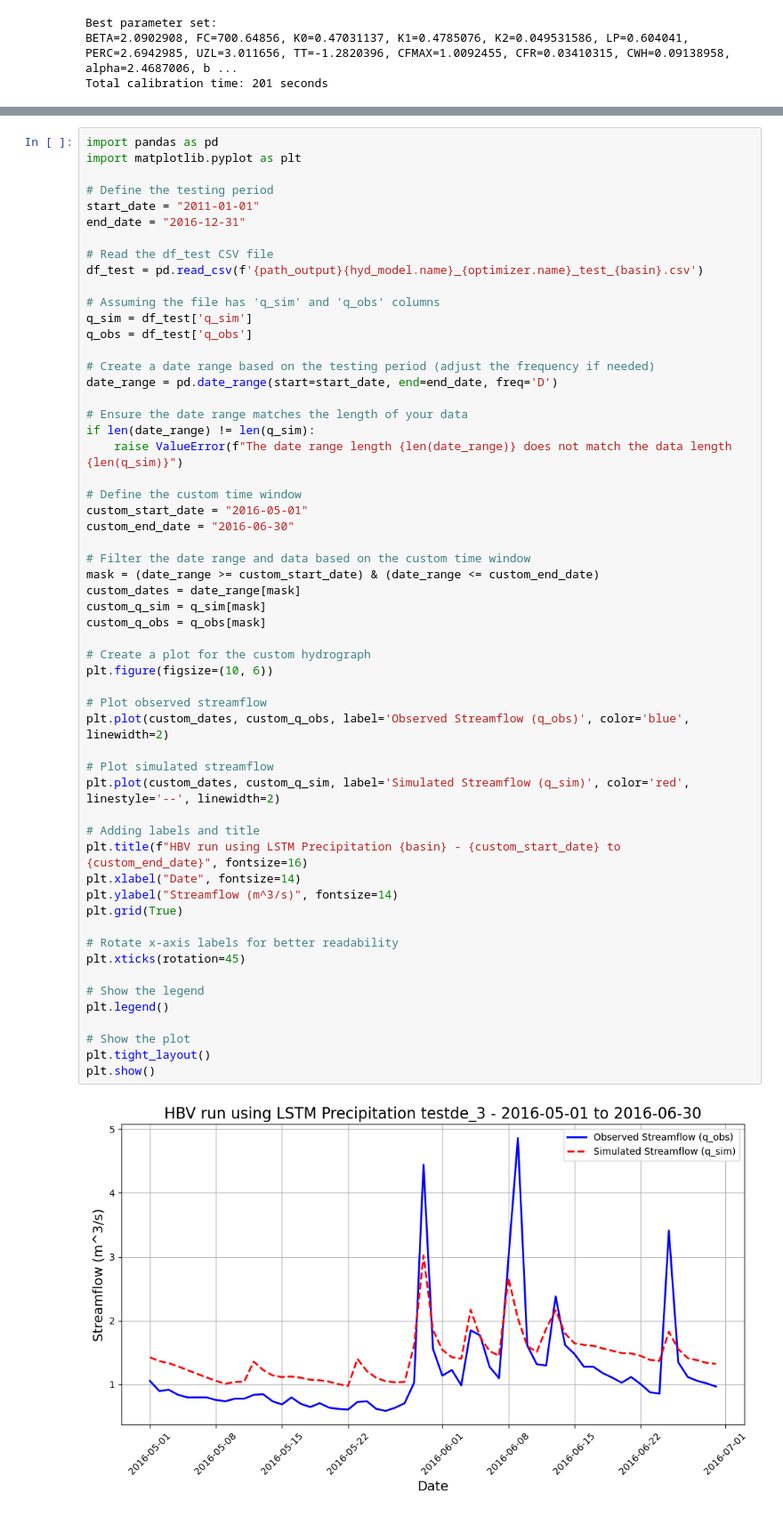
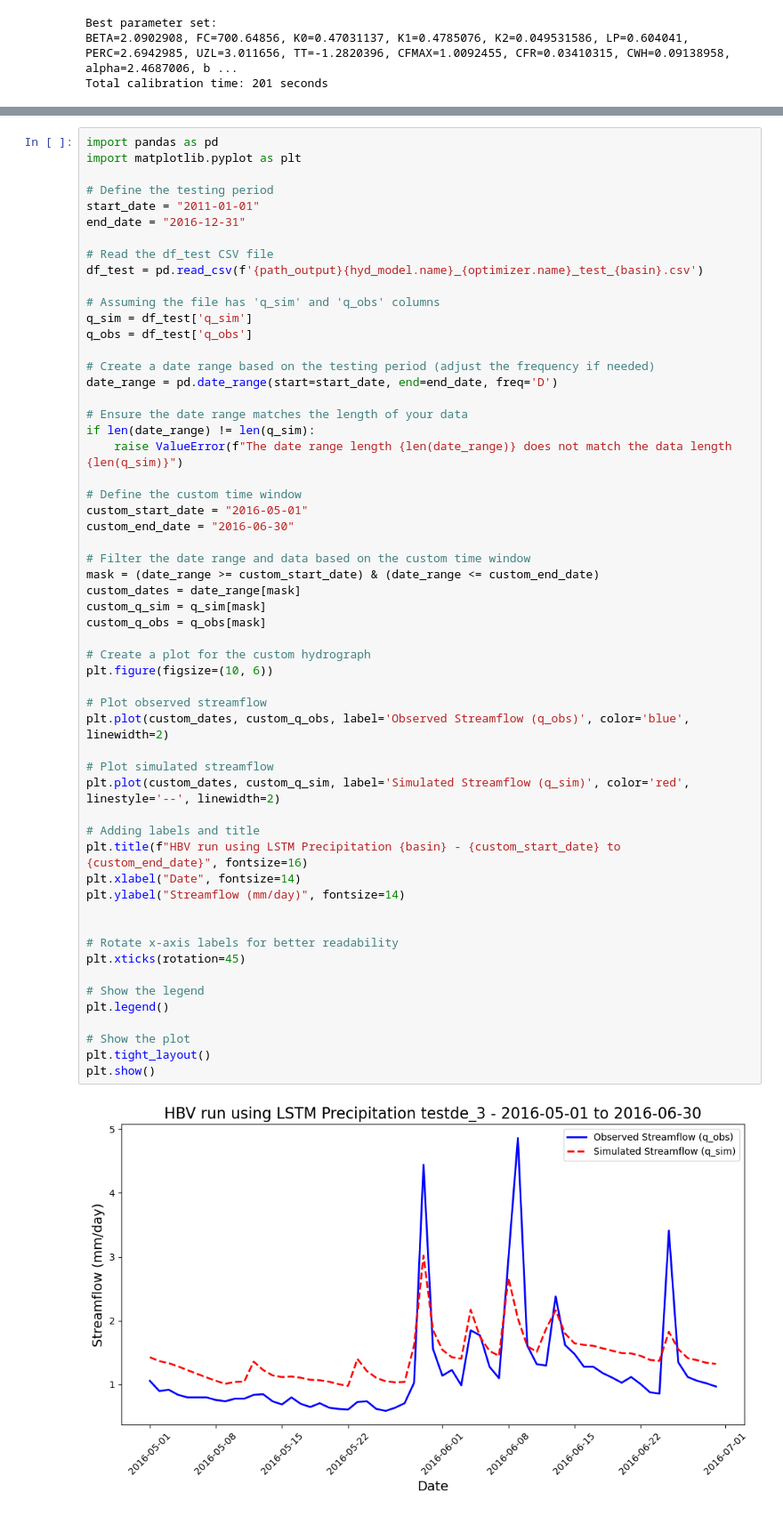
Before and after one commit to Ash-Manoj/Hy2DL_Caravan, a Jupyter notebook: Hy2DL/conceptual_models/experiment_schwarzbach_lstm.ipynb, the cells around one changed output, grey strips where cells are left out. Shown: that part at 89% size. Saved outputs shown, nothing was run; the diff lists cells and outputs as text.

```diff
--- a/Hy2DL/conceptual_models/experiment_schwarzbach_lstm.ipynb
+++ b/Hy2DL/conceptual_models/experiment_schwarzbach_lstm.ipynb
@@ -315,33 +315,33 @@ custom_end_date = "2016-06-30"
 
 # Filter the date range and data based on the custom time window
 mask = (date_range >= custom_start_date) & (date_range <= custom_end_date)
 custom_dates = date_range[mask]
 custom_q_sim = q_sim[mask]
 custom_q_obs = q_obs[mask]
 
 # Create a plot for the custom hydrograph
 plt.figure(figsize=(10, 6))
 
 # Plot observed streamflow
 plt.plot(custom_dates, custom_q_obs, label='Observed Streamflow (q_obs)', color='blue', linewidth=2)
 
 # Plot simulated streamflow
 plt.plot(custom_dates, custom_q_sim, label='Simulated Streamflow (q_sim)', color='red', linestyle='--', linewidth=2)
 
 # Adding labels and title
 plt.title(f"HBV run using LSTM Precipitation {basin} - {custom_start_date} to {custom_end_date}", fontsize=16)
 plt.xlabel("Date", fontsize=14)
-plt.ylabel("Streamflow (m^3/s)", fontsize=14)
-plt.grid(True)
+plt.ylabel("Streamflow (mm/day)", fontsize=14)
+
 
 # Rotate x-axis labels for better readability
 plt.xticks(rotation=45)
 
 # Show the legend
 plt.legend()
 
 # Show the plot
 plt.tight_layout()
 plt.show()
 # %% [output]
-[figure, old version]
+[figure, new version]
```
